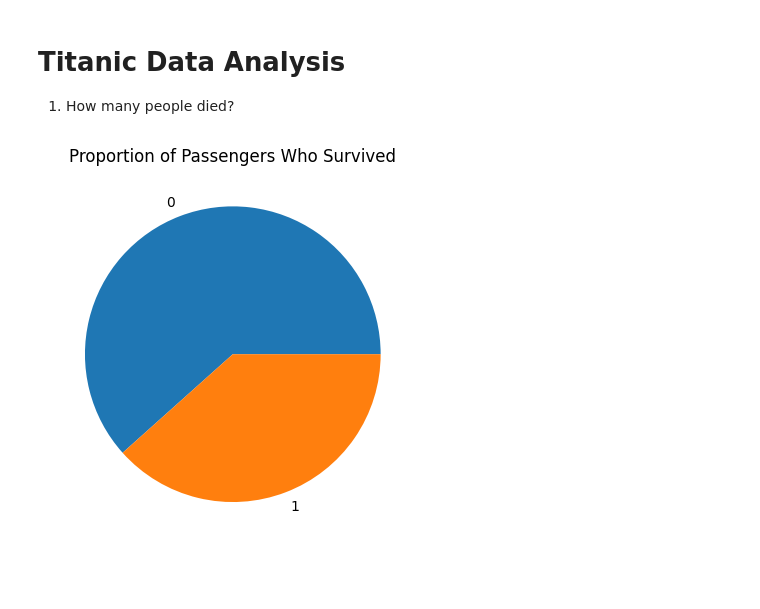
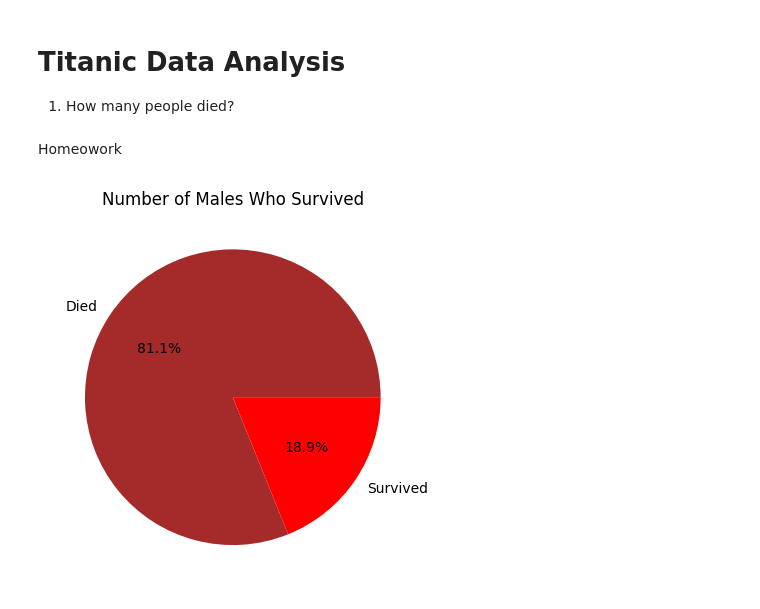
Before and after one commit to byambaa1982/python_cources_for_beginers, a Jupyter notebook: titanic_data_analysis/titanic_data_visualization.ipynb, the cells around one changed output. Saved outputs shown, nothing was run; the diff lists cells and outputs as text; code cells hidden in the pictures; blank space fills up the shorter version.

```diff
--- a/titanic_data_analysis/titanic_data_visualization.ipynb
+++ b/titanic_data_analysis/titanic_data_visualization.ipynb
@@ -6,8 +6,8 @@ import numpy as np
 import regex as re
 import os
 # %%
-Ti_df = pd.read_csv('titanic.csv')
-Ti_df.head()
+df = pd.read_csv('titanic.csv')
+df.head()
 # %% [output]
 |  | PassengerId | Survived | Pclass | Name | Sex | Age | SibSp | Parch | Ticket | Fare | ... |
 | 0 | 1 | 0 | 3 | Braund, Mr. Owen Harris | male | 22.0 | 1 | 0 | A/5 21171 | 7.2500 | ... |
@@ -117,5 +117,13 @@ survived_counts.plot(kind='pie')
 plt.title('Proportion of Passengers Who Survived')
 plt.ylabel('')
 plt.show()
-# %% [output]
-[figure, removed]
+# %% [markdown]
+Homeowork
+# %%
+survived_male = df[df['Sex']== 'male']['Survived'].value_counts()
+survived_male.plot(kind='pie',autopct = '%1.1f%%', labels = ['Died', 'Survived'], colors = ['brown', 'red'])
+plt.title('Number of Males Who Survived')
+plt.ylabel('')
+plt.show()
+# %% [output]
+[figure, added]
```
Also changed, not shown: parts of 8 cells of this notebook.
